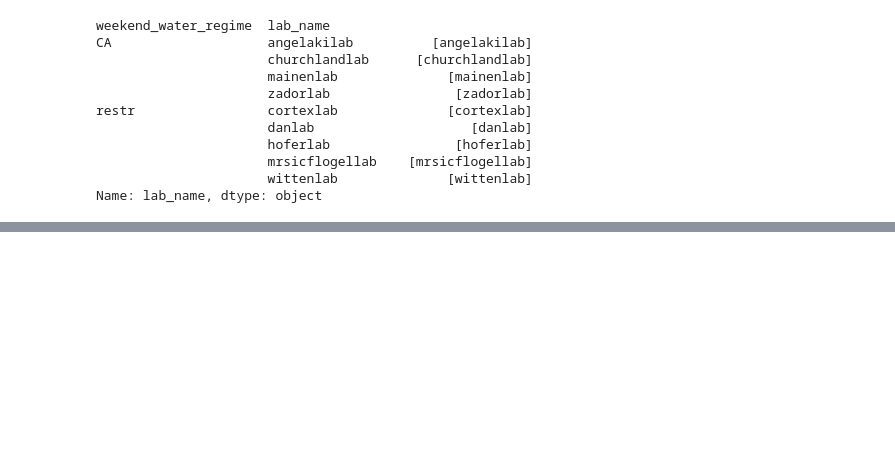
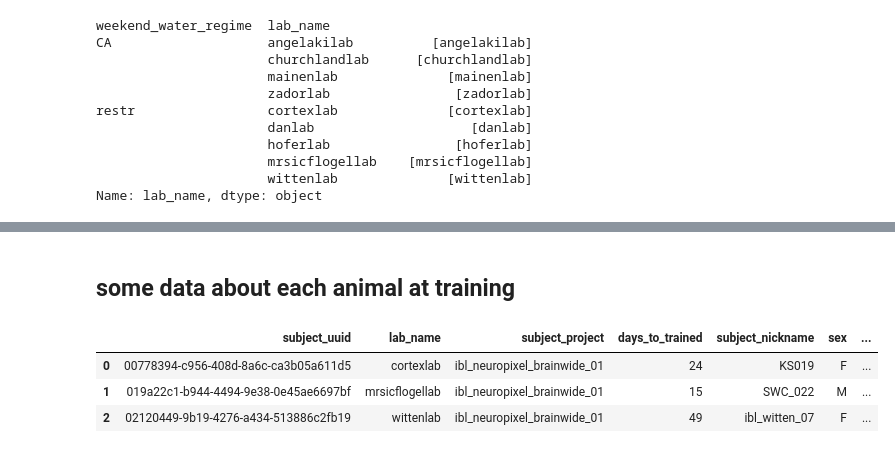
Before and after one commit to int-brain-lab/citricAcid, a Jupyter notebook: brainwidemap_mice.ipynb, the cells around one changed output, grey strips where cells are left out. Saved outputs shown, nothing was run; the diff lists cells and outputs as text; code cells hidden in the pictures; blank space fills up the shorter version.

```diff
--- a/brainwidemap_mice.ipynb
+++ b/brainwidemap_mice.ipynb
@@ -257,0 +255,15 @@ f.savefig(os.path.join(figpath, "ibl_learningcurves.pdf"))
+# %% [markdown]
+## some data about each animal at training
+# %%
+# HOW MANY DAYS TO TRAINING?
+df = subject.Subject.aggr(acquisition.Session * behavioral_analyses.SessionTrainingStatus()
+    & 'training_status = "in_training" OR training_status = "untrainable"',
+                          days_to_trained='count(distinct(date(session_start_time)))') * subj
+df = df.fetch(format='frame').reset_index()
+df['weekend_water_regime'] = df['lab_name'].map(lab_watermap)
+df.head(n=3)
+# %% [output]
+|  | subject_uuid | lab_name | subject_project | days_to_trained | subject_nickname | sex | ... |
+| 0 | 00778394-c956-408d-8a6c-ca3b05a611d5 | cortexlab | ibl_neuropixel_brainwide_01 | 24 | KS019 | F | ... |
+| 1 | 019a22c1-b944-4494-9e38-0e45ae6697bf | mrsicflogellab | ibl_neuropixel_brainwide_01 | 15 | SWC_022 | M | ... |
+| 2 | 02120449-9b19-4276-a434-513886c2fb19 | wittenlab | ibl_neuropixel_brainwide_01 | 49 | ibl_witten_07 | F | ... |
```
Also changed, not shown: parts of 11 cells of this notebook, 17 other files.
